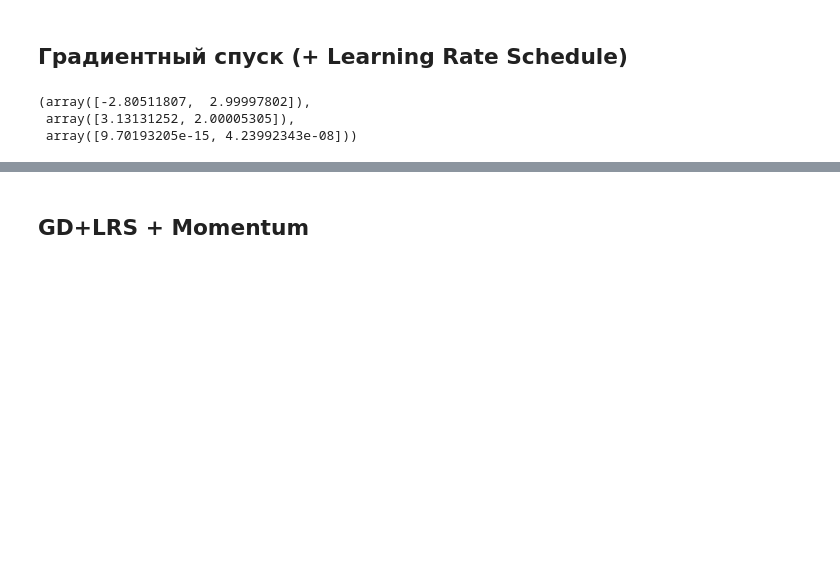
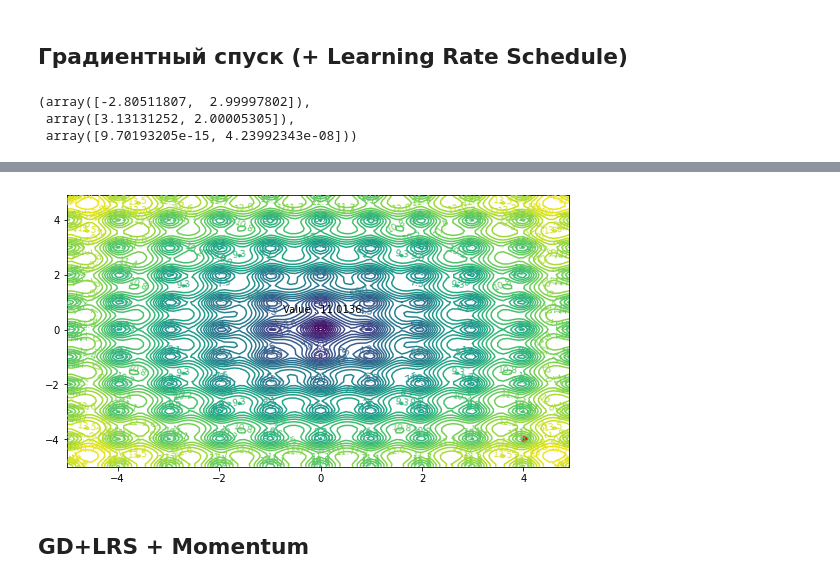
Before and after one commit to Violonur-PavelBI/homework, a Jupyter notebook: AI/1lr.ipynb, the cells around one changed output, grey strips where cells are left out. Cells and saved outputs as stored; diff of their text form; code cells hidden in the pictures; blank space fills up the shorter version.

```diff
--- a/AI/1lr.ipynb
+++ b/AI/1lr.ipynb
@@ -203,3 +192,58 @@ my_GD_LRS(Himmelblau,Himmelblau_Grad,x,y,lr=0.1,lre=20)
+# %%
+from matplotlib.ticker import MaxNLocator
+import matplotlib.animation as animation
+
+# Изобразим функцию Химмельблау
+grid_points = 100
+a = b = np.arange(-5.0, 5.0, 0.1)
+X, Y = np.meshgrid(a, b)
+# np.ravel(X).reshape(a.size**2,1), np.ravel(Y).reshape(a.size**2,1)
+c = np.array(Aklu(np.ravel(X).reshape(a.size**2,1), np.ravel(Y).reshape(a.size**2,1)))
+Z = c.reshape(X.shape)
+levelsf = MaxNLocator(nbins=100).tick_values(Z.min(), Z.max())
+levels = MaxNLocator(nbins=20).tick_values(Z.min(), Z.max())
+
+x_est = 4
+y_est = -4
+lr = 0.1
+momentum=0.9
+momentumsglaj=0.9
+g=0.1
+x_list = []
+y_list = []
+
+# Create figure
+fig, ax = plt.subplots(figsize=(9,5))
+cs = ax.contour(X, Y, Z, 50)
+Epochs = 300
+for i in range(Epochs):
+    # графическая часть
+    ax.clear()
+    ax.clabel(cs, fontsize=9, inline=1)
+    cs = ax.contour(X, Y, Z, 50)
+    z_est = Aklu(x_est, y_est)
+    ax.scatter(x_est, y_est, c="r")
+    x_list.append(x_est)
+    y_list.append(y_est)
+    ax.plot(x_list, y_list, c="r")
+    ax.text(-0.75, 0.6, "Value : %.4f" % np.double(z_est))
+    # Adam
+    m=np.zeros(Aklu_Grad(x_est, y_est).shape)
+    Gadapt=np.zeros((Aklu_Grad(x_est, y_est)**2).shape)
+    if ((i%50)==0):
+        lr *= g
+    m=momentum*m-lr*(1-momentum)*Aklu_Grad(x_est, y_est)
+    Gadapt=momentumsglaj*Gadapt+(1-momentumsglaj)*Aklu_Grad(x_est, y_est)**2
+
+    n=(lr*Aklu_Grad(x_est, y_est)*m)/(Gadapt+0.0000001)**0.5
+    x_est = x_est - n[0]
+    y_est = y_est - n[1]
+    # x_est, y_est = x_est - Aklu_Grad(x_est, y_est)[0] * r, y_est - Aklu_Grad(x_est, y_est)[1] * r
+    #plt.savefig("step{0}".format(i), bbox_inches='tight')
+
+plt.show()
+# %% [output]
+[figure, added]
 # %% [markdown]
 ## GD+LRS + Momentum
 # %%
```
Also changed, not shown: parts of 15 cells of this notebook.
